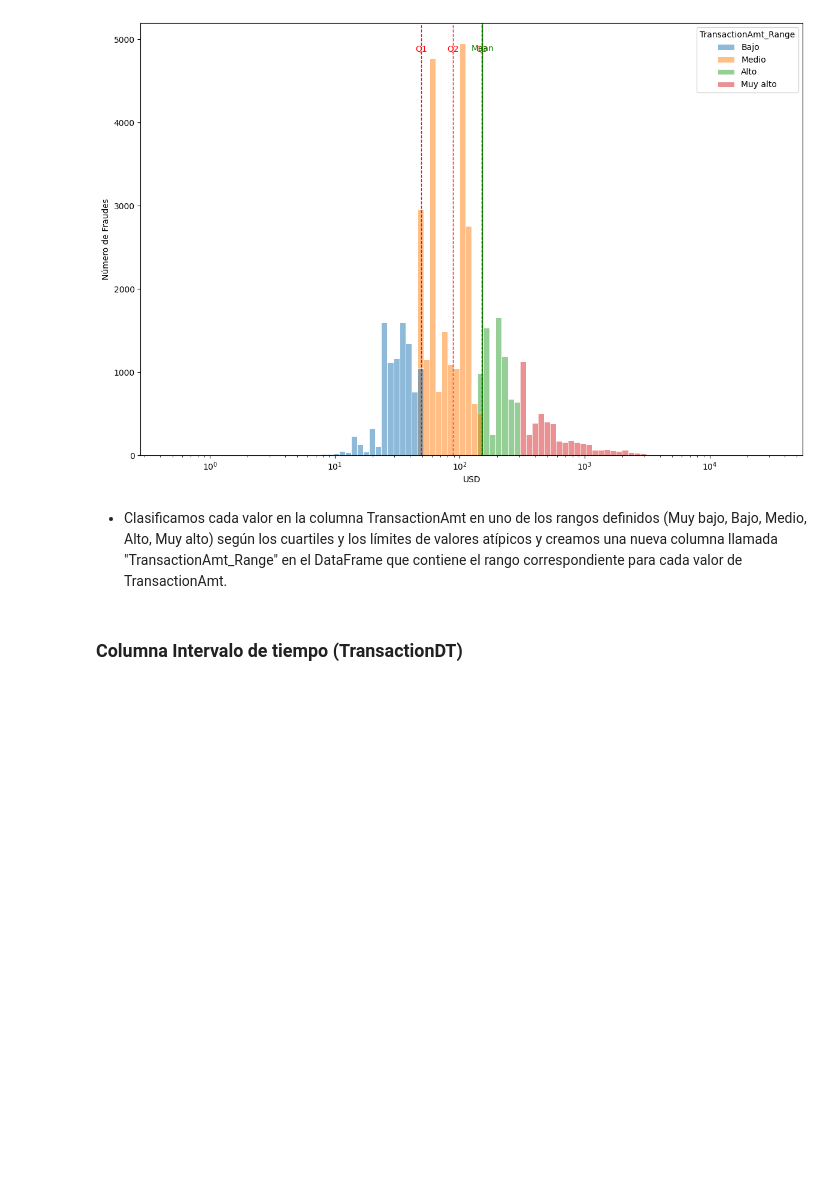
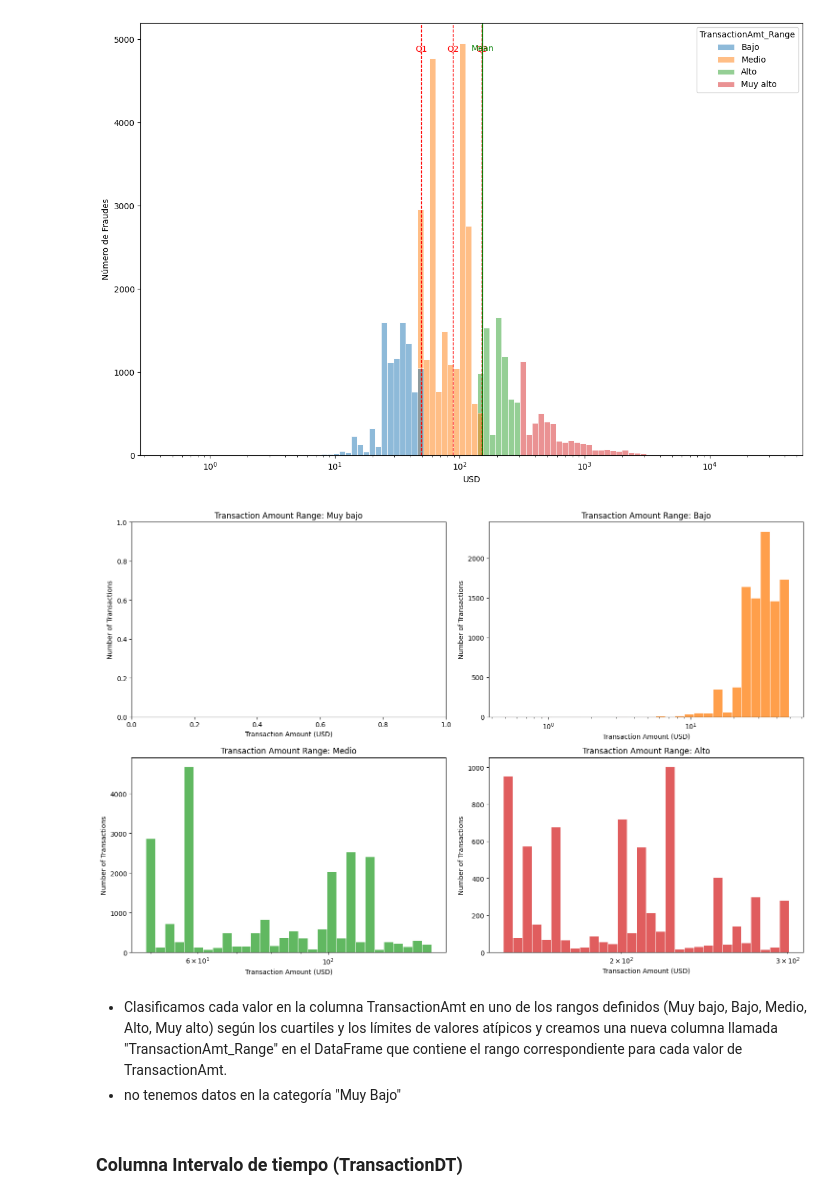
Before and after one commit to JRamos84/deteccion_fraude, a Jupyter notebook: notebooks/01_Exploratiry_Data_Analysis.ipynb, the cells around one changed output. Saved outputs shown, nothing was run; the diff lists cells and outputs as text; code cells hidden in the pictures; blank space fills up the shorter version.

```diff
--- a/notebooks/01_Exploratiry_Data_Analysis.ipynb
+++ b/notebooks/01_Exploratiry_Data_Analysis.ipynb
@@ -651,8 +651,47 @@ axs.text(mean_value, axs.get_ylim()[1] * 0.95, 'Mean', color='green', ha='center
 plt.show()
 # %% [output]
 [figure]
+# %%
+
+# Crear subplots para cada rango de valor
+fig, axs = plt.subplots(2, 2, figsize=(15, 10), sharey=False, tight_layout=True)
+
+# Definir los nombres de los rangos y los colores correspondientes
+range_labels = ['Muy bajo', 'Bajo', 'Medio', 'Alto']
+colors = ['tab:blue', 'tab:orange', 'tab:green', 'tab:red']
+
+# Iterar sobre los subplots y los rangos
+for i, ax in enumerate(axs.flatten()):
+    range_label = range_labels[i]
+    color = colors[i]
+
+    # Filtrar datos para el rango actual
+    subset_data = df_train[df_train['TransactionAmt_Range'] == range_label]
+
+    # Verificar si hay datos en el subset
+    if not subset_data.empty:
+        # Calcular el número de transacciones en el rango actual
+        num_transactions = len(subset_data)
+
+        # Crear el histograma para el rango actual
+        sns.histplot(data=subset_data, x='TransactionAmt', bins=30, color=color,
+                     edgecolor="white", linewidth=0.7, log_scale=True, ax=ax)
+
+        ax.set_ylim(bottom=0)
+
+    # Etiquetas y título para cada subplot
+    ax.set_title(f'Transaction Amount Range: {range_label}')
+    ax.set_xlabel('Transaction Amount (USD)')
+    ax.set_ylabel('Number of Transactions')
+
+# Ajustar el espacio entre subplots y mostrar la figura
+plt.tight_layout()
+plt.show()
+# %% [output]
+[figure, added]
 # %% [markdown]
 - Clasificamos cada valor en la columna TransactionAmt en uno de los rangos definidos (Muy bajo, Bajo, Medio, Alto, Muy alto) según los cuartiles y los límites de valores atípicos y creamos una nueva columna llamada "TransactionAmt_Range"  en el DataFrame que contiene el rango correspondiente para cada valor de TransactionAmt.
+- no tenemos datos en la categoría "Muy Bajo"
 # %% [markdown]
 ### Columna Intervalo de tiempo (**TransactionDT**)
 # %% [markdown]
```
Also changed, not shown: parts of 1 cell of this notebook, 1 other file.
